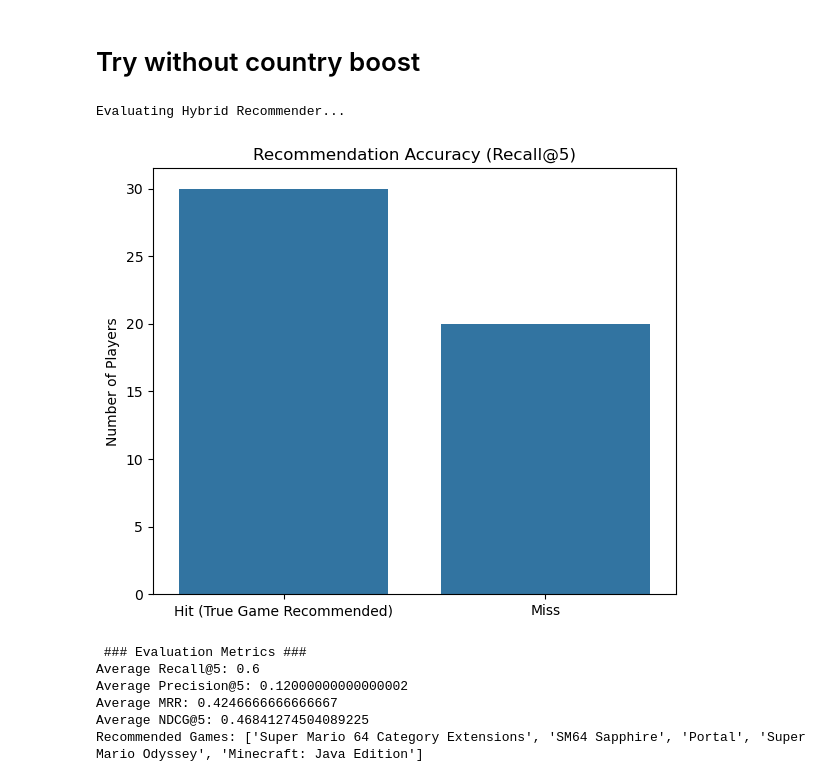
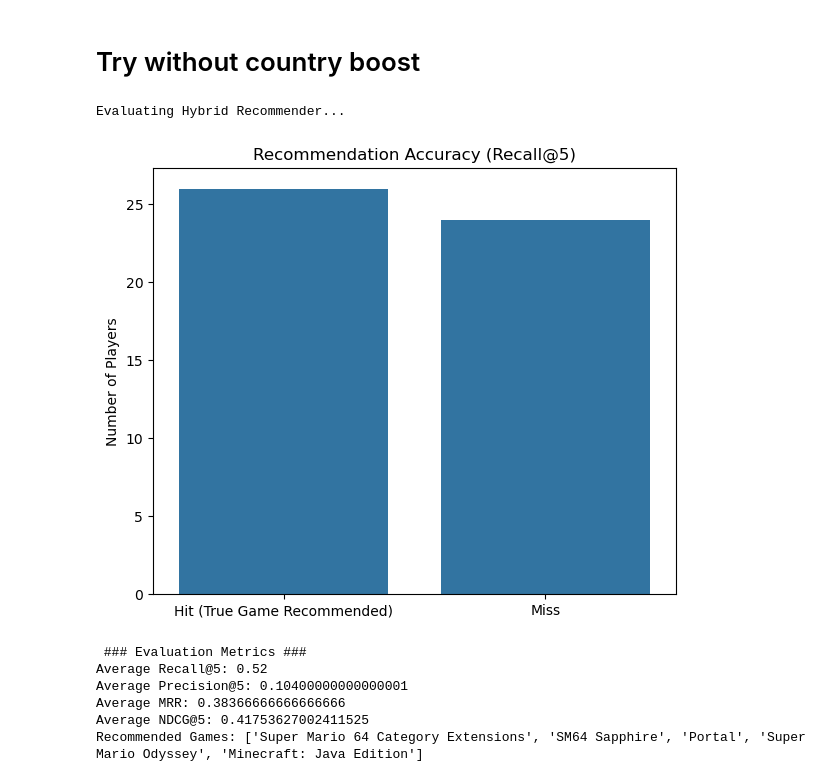
Before and after one commit to we-are-speed/we-are-speedrunners, a Jupyter notebook: FinalModel.ipynb, the cells around one changed output. Cells and saved outputs as stored; diff of their text form; code cells hidden in the pictures.

```diff
--- a/FinalModel.ipynb
+++ b/FinalModel.ipynb
@@ -482,38 +482,39 @@ evaluation_results = evaluate_hybrid(
     game_genre_all,
     game_category_all,
     player_country_all,
+    country_boost=False,
     sample_size=50,
     top_n=5,
     alpha=alpha,
     beta=beta,
     gamma=gamma
 )
 
 print("\n ### Evaluation Metrics ###")
 print("Average Recall@5:", evaluation_results['Recall@5'].mean())
 print("Average Precision@5:", evaluation_results['Precision@5'].mean())
 print("Average MRR:", evaluation_results['MRR'].mean())
 print("Average NDCG@5:", evaluation_results['NDCG@5'].mean())
 
 
 # Example of player who played Celeste and Super Mario 64
 user_games = ['Celeste', 'Super Mario 64']
 recommendations = recommend_hybrid(
     player_game_matrix, game_genre, game_category, player_country,
     user_games,
     alpha=alpha,
     beta=beta,
     gamma=gamma,
     top_n=5
 )
 
 print("Recommended Games:", recommendations)
 # %% [output]
 Evaluating Hybrid Recommender...
-[figure, old version]
+[figure, new version]
  ### Evaluation Metrics ###
-Average Recall@5: 0.6
-Average Precision@5: 0.12000000000000002
-Average MRR: 0.4246666666666667
-Average NDCG@5: 0.46841274504089225
+Average Recall@5: 0.52
+Average Precision@5: 0.10400000000000001
+Average MRR: 0.38366666666666666
+Average NDCG@5: 0.41753627002411525
 Recommended Games: ['Super Mario 64 Category Extensions', 'SM64 Sapphire', 'Portal', 'Super Mario Odyssey', 'Minecraft: Java Edition']
```
Also changed, not shown: 1 other file.
